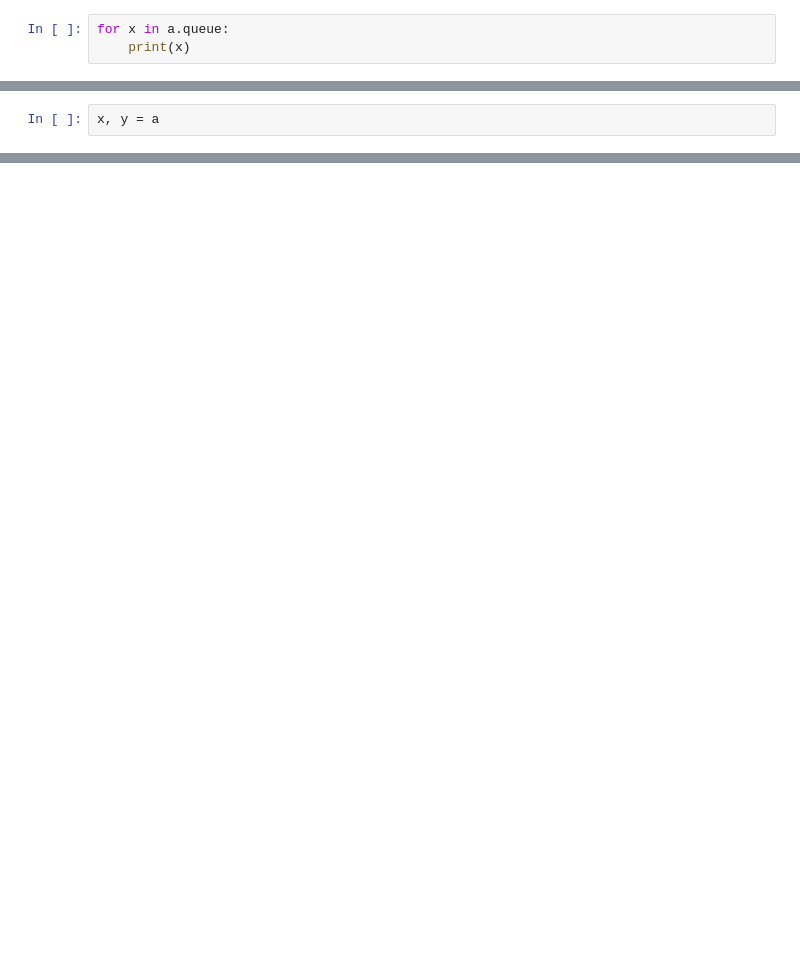
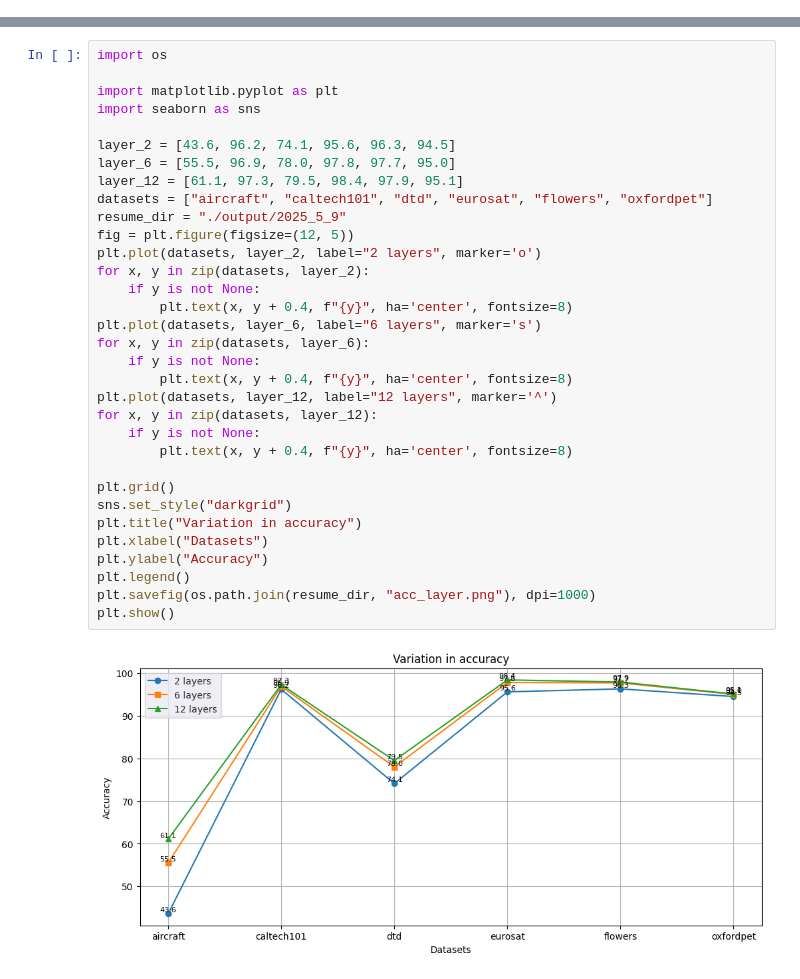
Before and after one commit to dgme-syz/TDA, a Jupyter notebook: example.ipynb, the cells around one changed output, grey strips where cells are left out. Drawn from its saved outputs; the diff is of its cells as text; blank space fills up the shorter version.

```diff
--- a/example.ipynb
+++ b/example.ipynb
@@ -112,3 +0,0 @@ NameError: name 'PriorityQueue' is not defined
-# %%
-for x in a.queue:
-    print(x)
@@ -166,2 +0,0 @@ a.y = 2
-# %%
-x, y = a
@@ -242,0 +100,35 @@ int(p.group(1))
+# %%
+import os
+
+import matplotlib.pyplot as plt
+import seaborn as sns
+
+layer_2 = [43.6, 96.2, 74.1, 95.6, 96.3, 94.5]
+layer_6 = [55.5, 96.9, 78.0, 97.8, 97.7, 95.0]
+layer_12 = [61.1, 97.3, 79.5, 98.4, 97.9, 95.1]
+datasets = ["aircraft", "caltech101", "dtd", "eurosat", "flowers", "oxfordpet"]
+resume_dir = "./output/2025_5_9"
+fig = plt.figure(figsize=(12, 5))
+plt.plot(datasets, layer_2, label="2 layers", marker='o')
+for x, y in zip(datasets, layer_2):
+    if y is not None:
+        plt.text(x, y + 0.4, f"{y}", ha='center', fontsize=8)
+plt.plot(datasets, layer_6, label="6 layers", marker='s')
+for x, y in zip(datasets, layer_6):
+    if y is not None:
+        plt.text(x, y + 0.4, f"{y}", ha='center', fontsize=8)
+plt.plot(datasets, layer_12, label="12 layers", marker='^')
+for x, y in zip(datasets, layer_12):
+    if y is not None:
+        plt.text(x, y + 0.4, f"{y}", ha='center', fontsize=8)
+
+plt.grid()
+sns.set_style("darkgrid")
+plt.title("Variation in accuracy")
+plt.xlabel("Datasets")
+plt.ylabel("Accuracy")
+plt.legend()
+plt.savefig(os.path.join(resume_dir, "acc_layer.png"), dpi=1000)
+plt.show()
+# %% [output]
+[figure, added]
```
Also changed, not shown: parts of 45 cells of this notebook, 33 other files.
